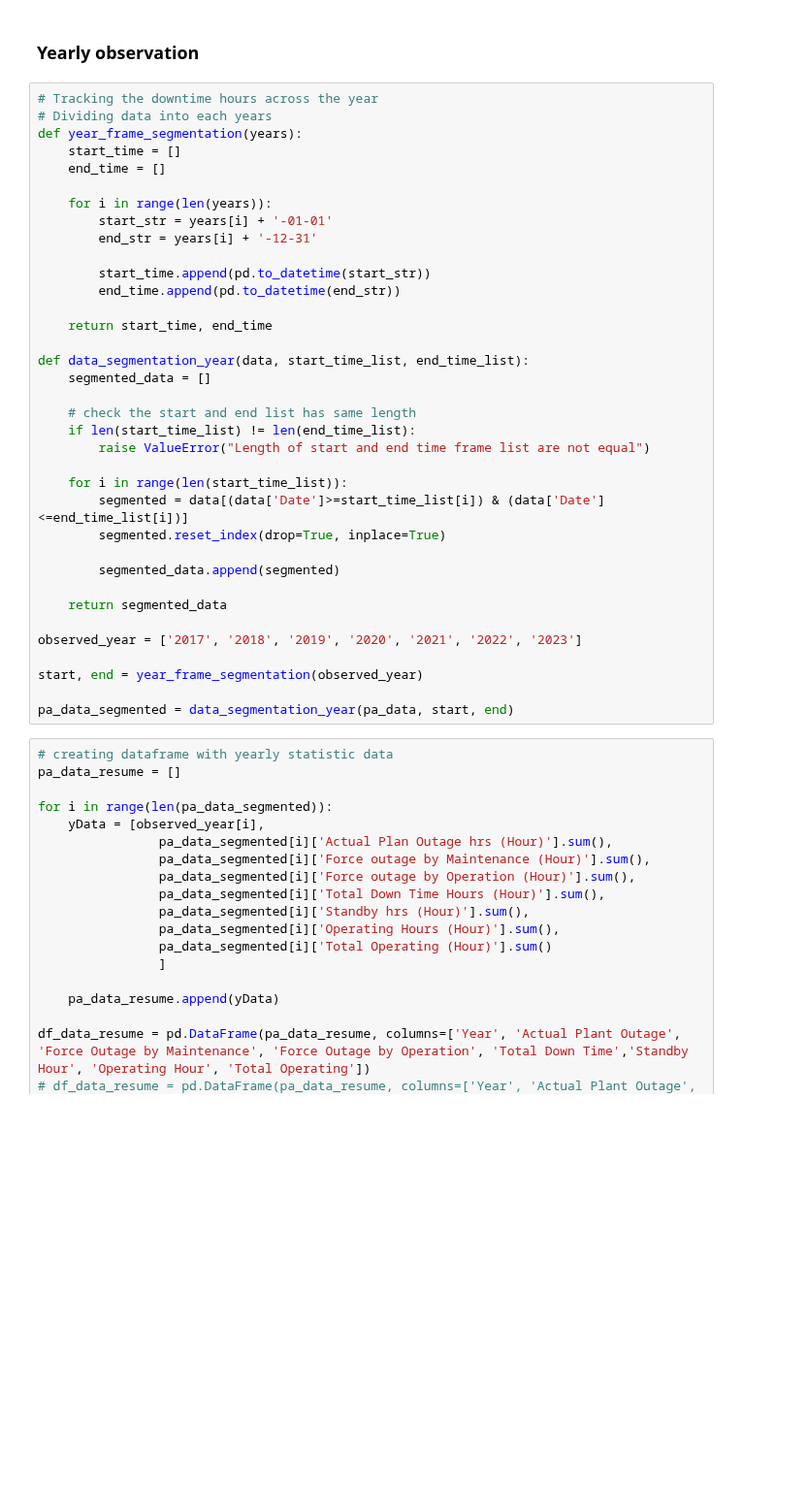
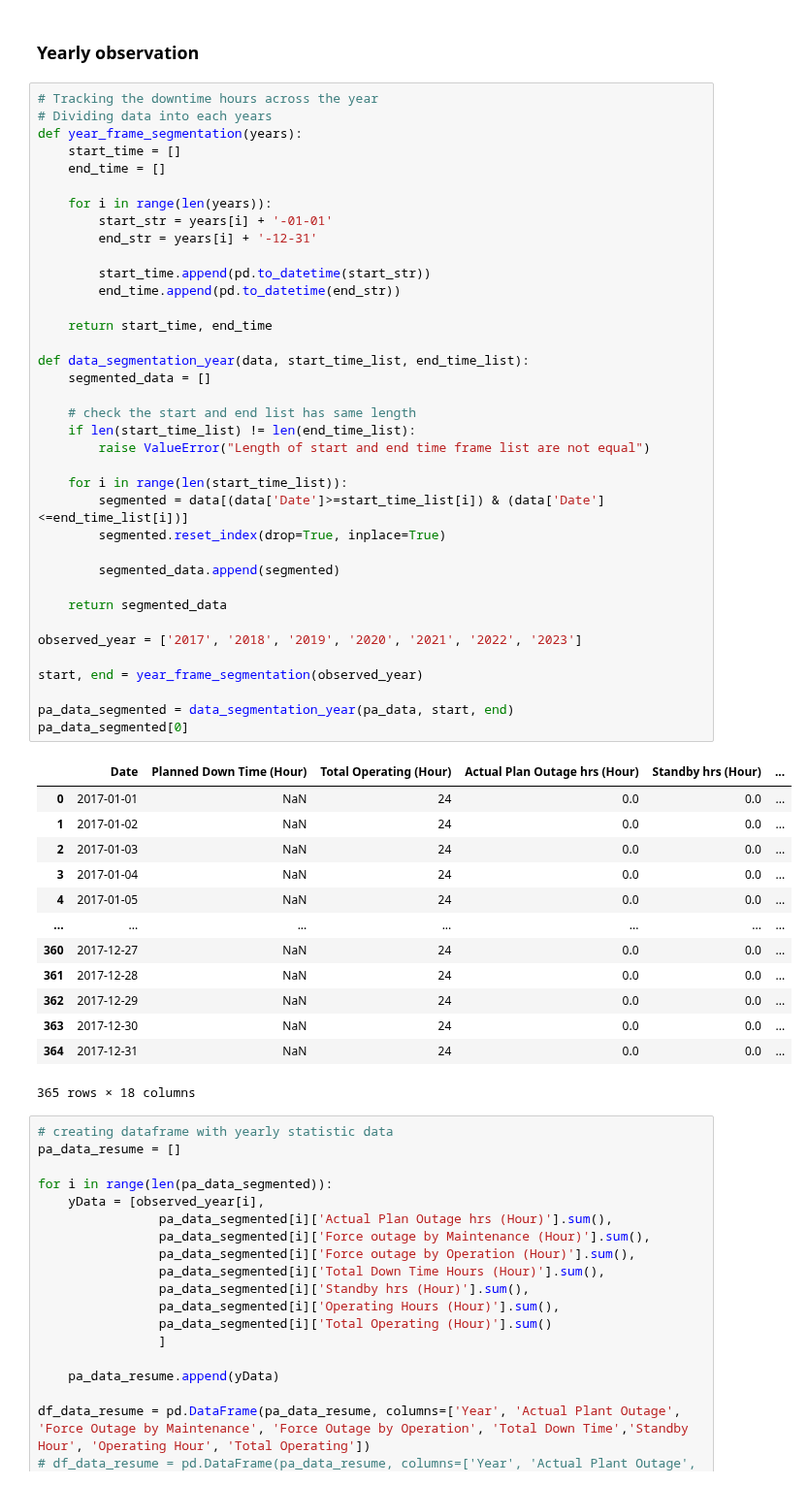
Before and after one commit to mekatronik-achmadi/Predict-CBM, a Jupyter notebook: Vale/Docs/DataPA/pa_data_analysis.ipynb, the cells around one changed output. Shown at 97% size. Drawn from its saved outputs; the diff is of its cells as text; blank space fills up the shorter version.

```diff
--- a/Vale/Docs/DataPA/pa_data_analysis.ipynb
+++ b/Vale/Docs/DataPA/pa_data_analysis.ipynb
@@ -138,33 +97,48 @@ def year_frame_segmentation(years):
 
     for i in range(len(years)):
         start_str = years[i] + '-01-01'
         end_str = years[i] + '-12-31'
 
         start_time.append(pd.to_datetime(start_str))
         end_time.append(pd.to_datetime(end_str))
 
     return start_time, end_time
 
 def data_segmentation_year(data, start_time_list, end_time_list):
     segmented_data = []
 
     # check the start and end list has same length
     if len(start_time_list) != len(end_time_list):
         raise ValueError("Length of start and end time frame list are not equal")
 
     for i in range(len(start_time_list)):
         segmented = data[(data['Date']>=start_time_list[i]) & (data['Date']<=end_time_list[i])]
         segmented.reset_index(drop=True, inplace=True)
 
         segmented_data.append(segmented)
 
     return segmented_data
 
 observed_year = ['2017', '2018', '2019', '2020', '2021', '2022', '2023']
 
 start, end = year_frame_segmentation(observed_year)
 
 pa_data_segmented = data_segmentation_year(pa_data, start, end)
+pa_data_segmented[0]
+# %% [output]
+|  | Date | Planned Down Time (Hour) | Total Operating (Hour) | Actual Plan Outage hrs (Hour) | Standby hrs (Hour) | ... |
+| 0 | 2017-01-01 | NaN | 24 | 0.0 | 0.0 | ... |
+| 1 | 2017-01-02 | NaN | 24 | 0.0 | 0.0 | ... |
+| 2 | 2017-01-03 | NaN | 24 | 0.0 | 0.0 | ... |
+| 3 | 2017-01-04 | NaN | 24 | 0.0 | 0.0 | ... |
+| 4 | 2017-01-05 | NaN | 24 | 0.0 | 0.0 | ... |
+| ... | ... | ... | ... | ... | ... | ... |
+| 360 | 2017-12-27 | NaN | 24 | 0.0 | 0.0 | ... |
+| 361 | 2017-12-28 | NaN | 24 | 0.0 | 0.0 | ... |
+| 362 | 2017-12-29 | NaN | 24 | 0.0 | 0.0 | ... |
+| 363 | 2017-12-30 | NaN | 24 | 0.0 | 0.0 | ... |
+| 364 | 2017-12-31 | NaN | 24 | 0.0 | 0.0 | ... |
+365 rows × 18 columns
 # %%
 # creating dataframe with yearly statistic data
 pa_data_resume = []
```
Also changed, not shown: parts of 6 cells of this notebook.
